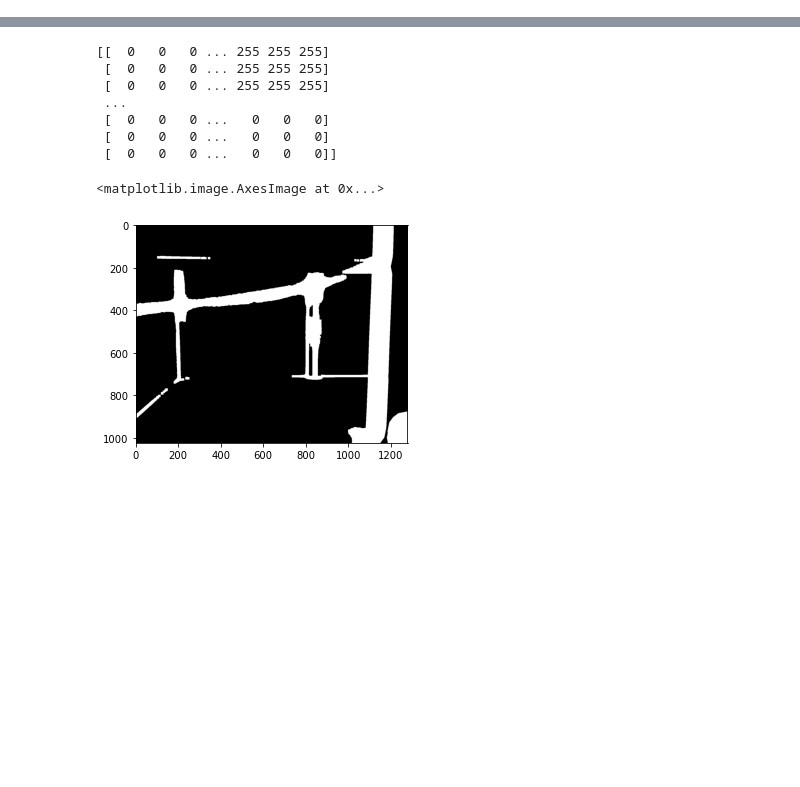
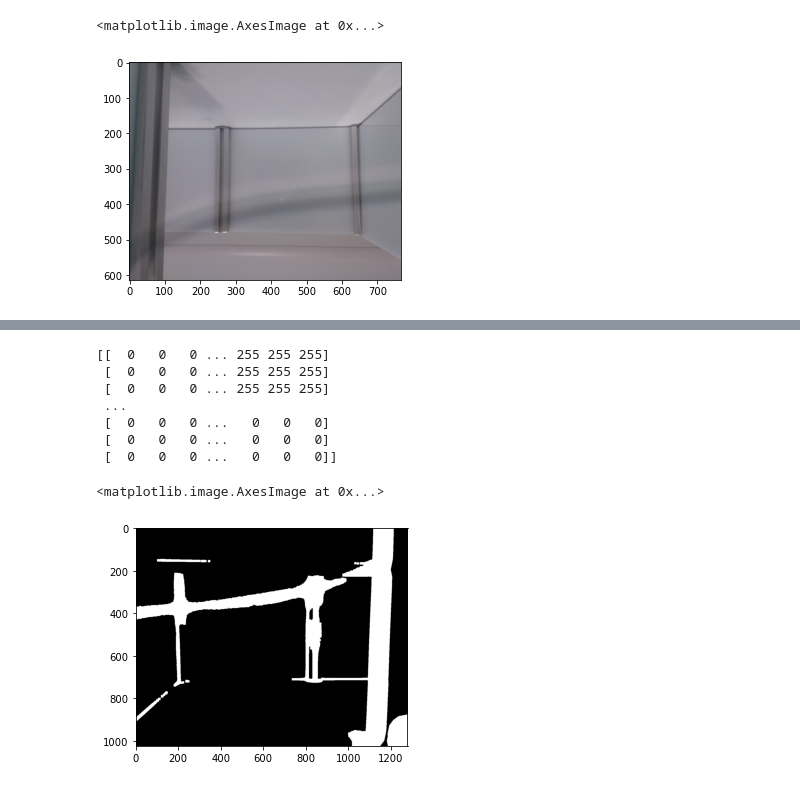
Before and after one commit to aqsakhan2022/Msc-Project, a Jupyter notebook: Code/Untitled2.ipynb, the cells around one changed output, grey strips where cells are left out. Drawn from its saved outputs; the diff is of its cells as text; code cells hidden in the pictures; blank space fills up the shorter version.

```diff
--- a/Code/Untitled2.ipynb
+++ b/Code/Untitled2.ipynb
@@ -15,0 +39,6 @@ plt.imshow(fixColor(thresh))
+# %%
+
+plt.imshow(scaleDown)
+# %% [output]
+<matplotlib.image.AxesImage at 0x...>
+[figure, added]
```
Also changed, not shown: parts of 3 cells of this notebook, 3 other files.
